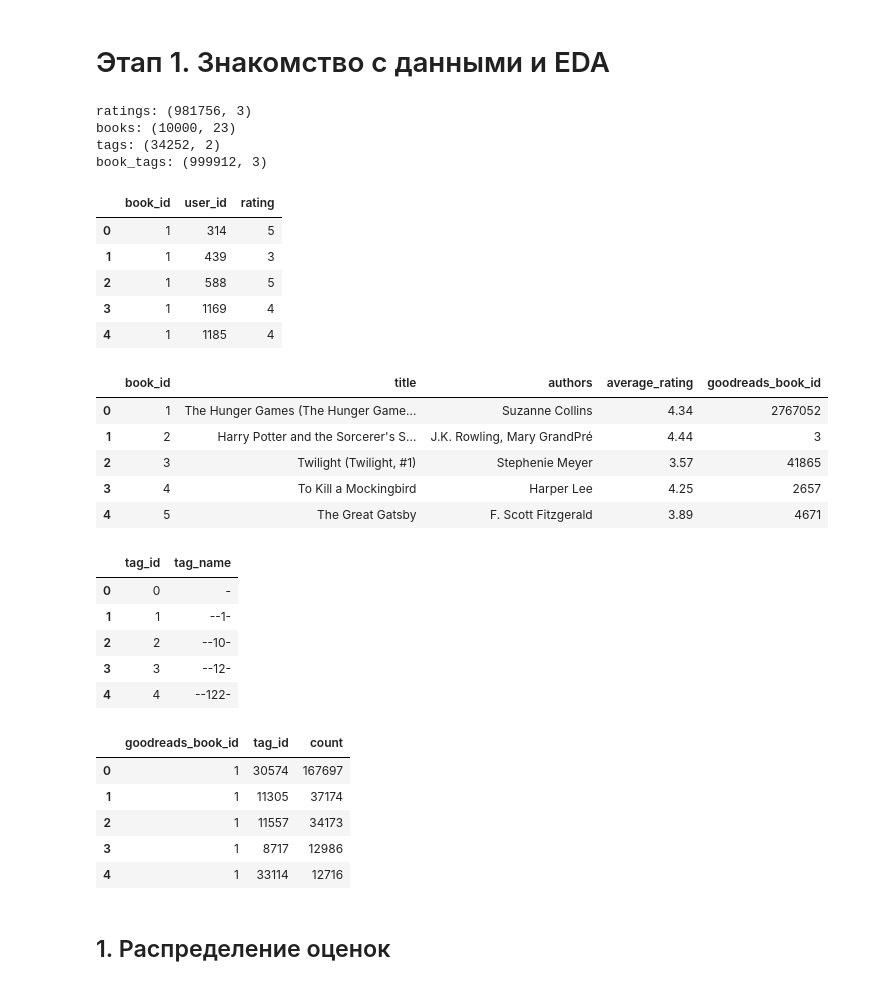
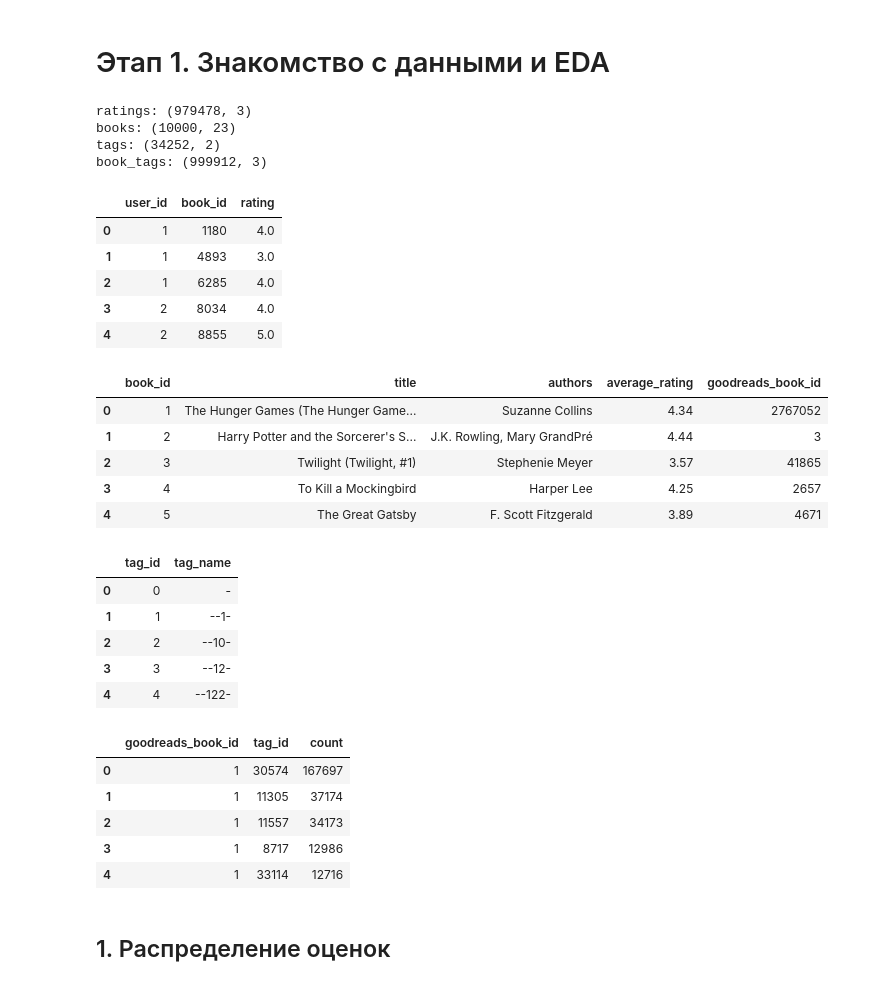
Before and after one commit to MaximTrofimenko/recommender_systems, a Jupyter notebook: hw1.ipynb, the cells around one changed output. Saved outputs shown, nothing was run; the diff lists cells and outputs as text; code cells hidden in the pictures.

```diff
--- a/hw1.ipynb
+++ b/hw1.ipynb
@@ -3,38 +3,47 @@
 # %%
 import pandas as pd
 import matplotlib.pyplot as plt
 
 plt.style.use('ggplot')
 
 ratings = pd.read_csv('data/ratings.csv')
+
+# В датасете встречаются повторные оценки одной пары пользователь–книга.
+# Объединяем их через среднее, чтобы в матрице взаимодействий
+# не появлялись значения больше 5.
+ratings = (
+    ratings
+    .groupby(['user_id', 'book_id'], as_index=False)['rating']
+    .mean()
+)
 books = pd.read_csv('data/books.csv')
 
 # В ratings.csv book_id соответствует колонке id из books.csv.
 # В book_tags.csv используется Goodreads ID из колонки book_id.
 books = books.rename(columns={'id': 'book_id', 'book_id': 'goodreads_book_id'})
 tags = pd.read_csv('data/tags.csv')
 book_tags = pd.read_csv('data/book_tags.csv')
 
 print('ratings:', ratings.shape)
 print('books:', books.shape)
 print('tags:', tags.shape)
 print('book_tags:', book_tags.shape)
 
 display(ratings.head())
 display(books[['book_id', 'title', 'authors', 'average_rating', 'goodreads_book_id']].head())
 display(tags.head())
 display(book_tags.head())
 # %% [output]
-ratings: (981756, 3)
+ratings: (979478, 3)
 books: (10000, 23)
 tags: (34252, 2)
 book_tags: (999912, 3)
-|  | book_id | user_id | rating |
-| 0 | 1 | 314 | 5 |
-| 1 | 1 | 439 | 3 |
-| 2 | 1 | 588 | 5 |
-| 3 | 1 | 1169 | 4 |
-| 4 | 1 | 1185 | 4 |
+|  | user_id | book_id | rating |
+| 0 | 1 | 1180 | 4.0 |
+| 1 | 1 | 4893 | 3.0 |
+| 2 | 1 | 6285 | 4.0 |
+| 3 | 2 | 8034 | 4.0 |
+| 4 | 2 | 8855 | 5.0 |
 |  | book_id | title | authors | average_rating | goodreads_book_id |
 | 0 | 1 | The Hunger Games (The Hunger Game... | Suzanne Collins | 4.34 | 2767052 |
 | 1 | 2 | Harry Potter and the Sorcerer's S... | J.K. Rowling, Mary GrandPré | 4.44 | 3 |
```
Also changed, not shown: parts of 18 cells of this notebook, 1 other file.
